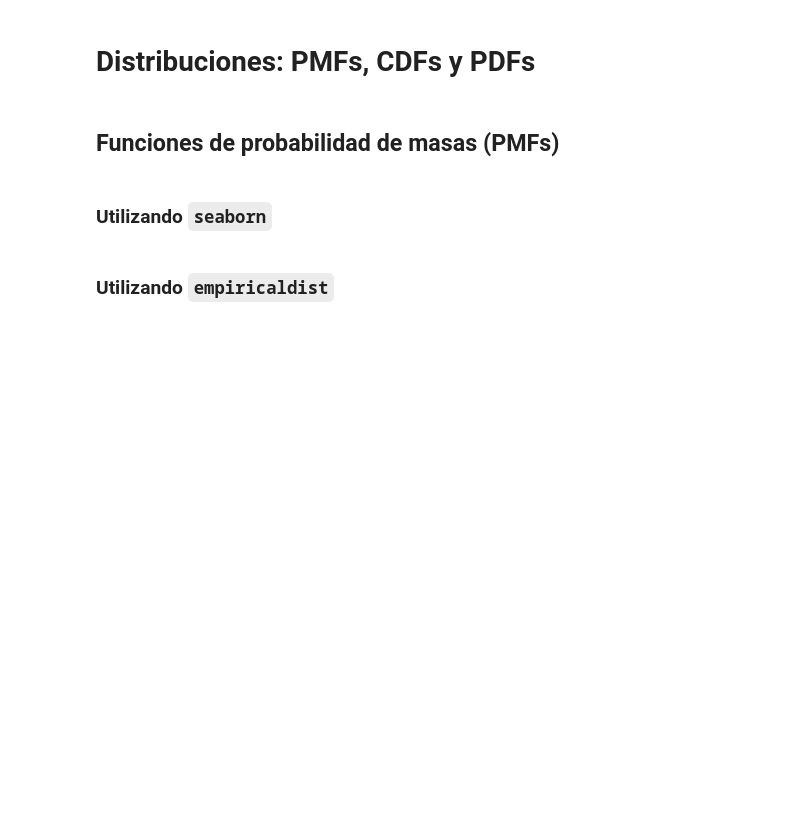
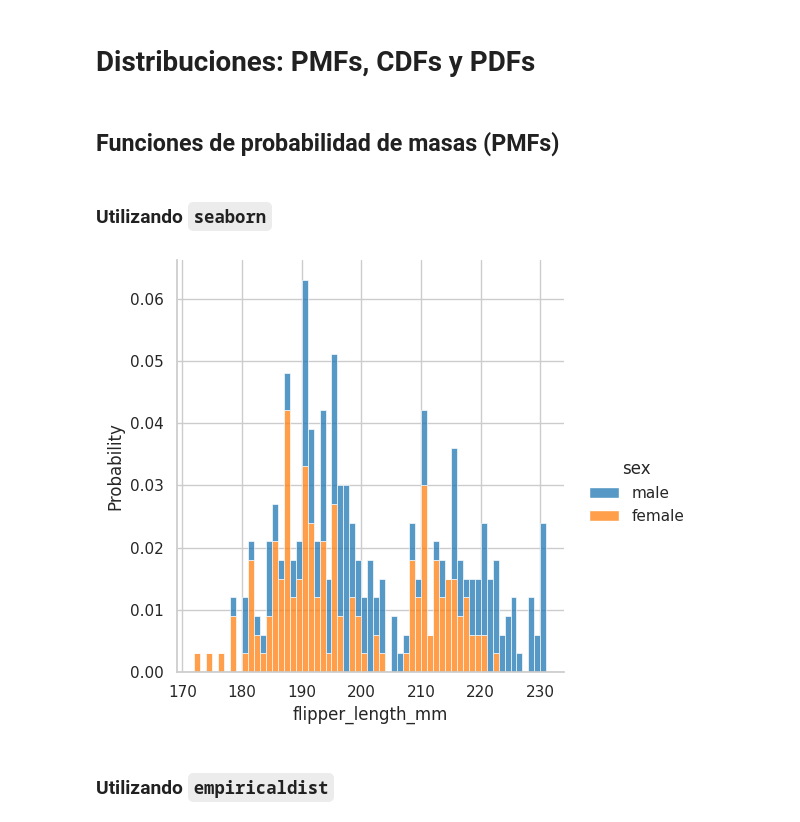
Before and after one commit to dionicio-alberto/Analisis-Explotarorio-De-Datos, a Jupyter notebook: curso.ipynb, the cells around one changed output. Cells and saved outputs as stored; diff of their text form; code cells hidden in the pictures; blank space fills up the shorter version.

```diff
--- a/curso.ipynb
+++ b/curso.ipynb
@@ -535,5 +644,18 @@ def freedman_diaconis_bindwidth(x: pd.Series) -> float:
 ## Funciones de probabilidad de masas (PMFs)
 # %% [markdown]
 ### Utilizando `seaborn`
+# %%
+sns.displot(
+    data=process_penguin,
+    kind='hist',
+    x='flipper_length_mm',
+    binwidth=1,
+    hue='sex',
+    multiple='stack',
+    stat='probability'
+)
+plt.show()
+# %% [output]
+[figure, added]
 # %% [markdown]
 ### Utilizando `empiricaldist`
```
Also changed, not shown: parts of 25 cells of this notebook, 1 other file.
